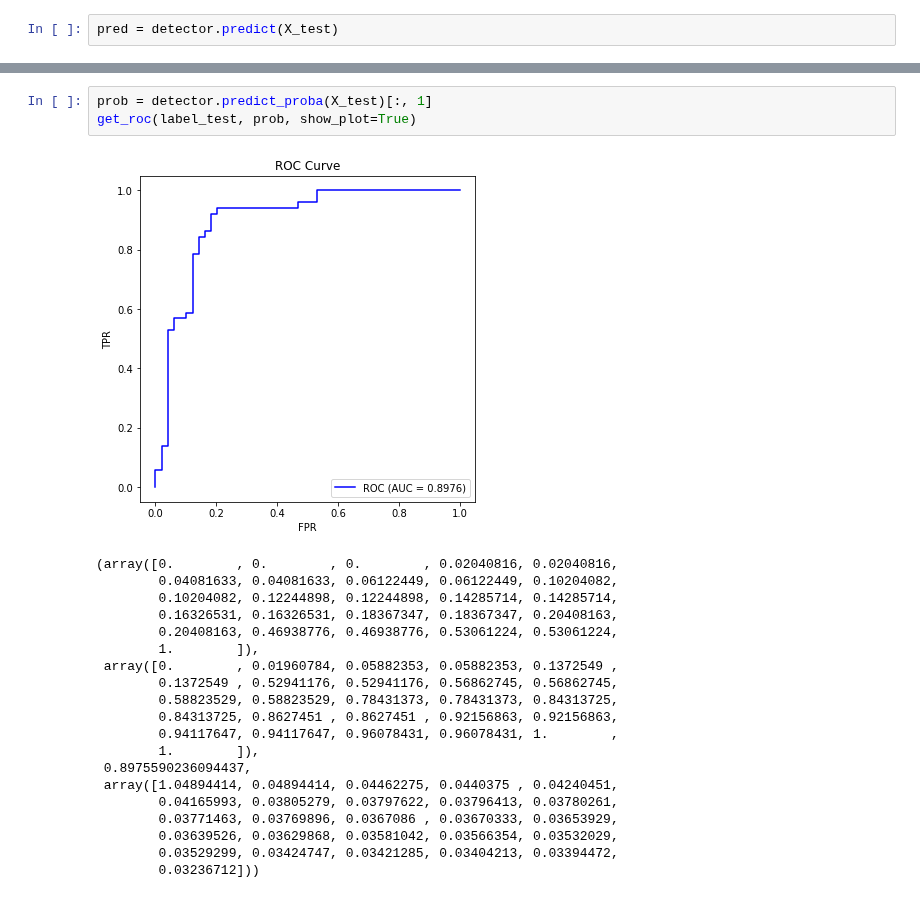
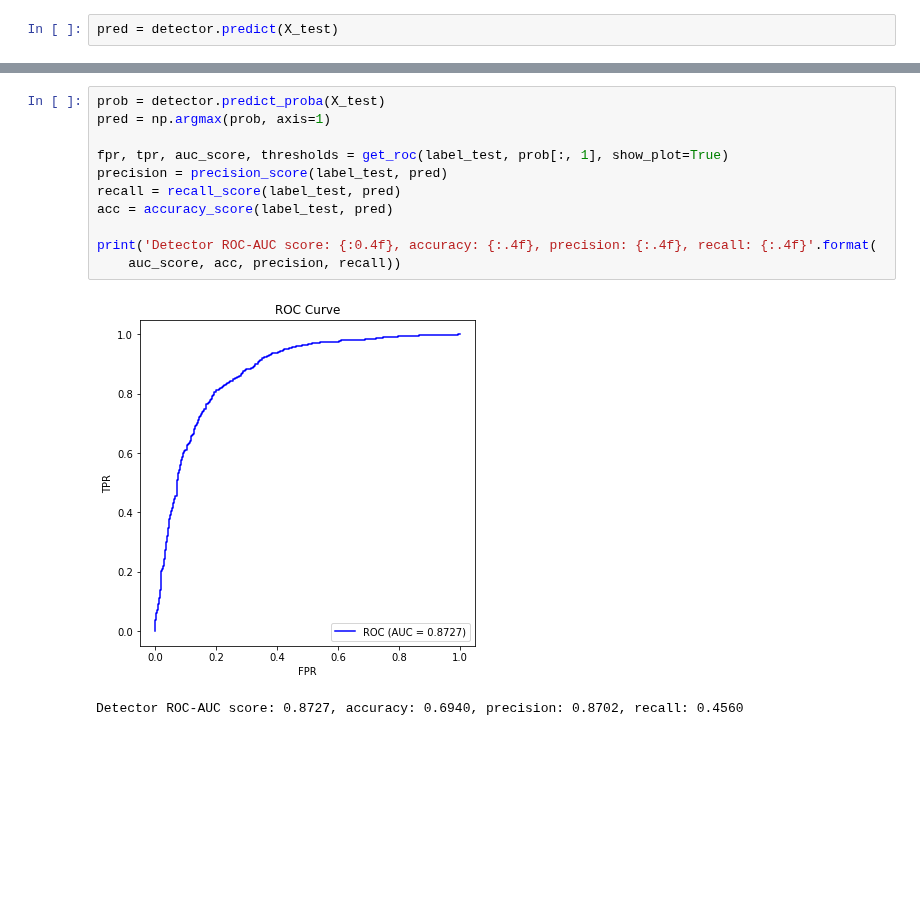
Before and after one commit to changx03/baard_exp2, a Jupyter notebook: lid_pipeline_demo.ipynb, the cells around one changed output, grey strips where cells are left out. Saved outputs shown, nothing was run; the diff lists cells and outputs as text; blank space fills up the shorter version.

```diff
--- a/lid_pipeline_demo.ipynb
+++ b/lid_pipeline_demo.ipynb
@@ -377,24 +386,14 @@ detector.score(X_test[:100], label_test[:100])
-# %%
-prob = detector.predict_proba(X_test)[:, 1]
-get_roc(label_test, prob, show_plot=True)
-# %% [output]
-[figure, removed]
-(array([0.        , 0.        , 0.        , 0.02040816, 0.02040816,
-        0.04081633, 0.04081633, 0.06122449, 0.06122449, 0.10204082,
-        0.10204082, 0.12244898, 0.12244898, 0.14285714, 0.14285714,
-        0.16326531, 0.16326531, 0.18367347, 0.18367347, 0.20408163,
-        0.20408163, 0.46938776, 0.46938776, 0.53061224, 0.53061224,
-        1.        ]),
- array([0.        , 0.01960784, 0.05882353, 0.05882353, 0.1372549 ,
-        0.1372549 , 0.52941176, 0.52941176, 0.56862745, 0.56862745,
-        0.58823529, 0.58823529, 0.78431373, 0.78431373, 0.84313725,
-        0.84313725, 0.8627451 , 0.8627451 , 0.92156863, 0.92156863,
-        0.94117647, 0.94117647, 0.96078431, 0.96078431, 1.        ,
-        1.        ]),
- 0.8975590236094437,
- array([1.04894414, 0.04894414, 0.04462275, 0.0440375 , 0.04240451,
-        0.04165993, 0.03805279, 0.03797622, 0.03796413, 0.03780261,
-        0.03771463, 0.03769896, 0.0367086 , 0.03670333, 0.03653929,
-        0.03639526, 0.03629868, 0.03581042, 0.03566354, 0.03532029,
-        0.03529299, 0.03424747, 0.03421285, 0.03404213, 0.03394472,
-        0.03236712]))
+# %%
+prob = detector.predict_proba(X_test)
+pred = np.argmax(prob, axis=1)
+
+fpr, tpr, auc_score, thresholds = get_roc(label_test, prob[:, 1], show_plot=True)
+precision = precision_score(label_test, pred)
+recall = recall_score(label_test, pred)
+acc = accuracy_score(label_test, pred)
+
+print('Detector ROC-AUC score: {:0.4f}, accuracy: {:.4f}, precision: {:.4f}, recall: {:.4f}'.format(
+    auc_score, acc, precision, recall))
+# %% [output]
+[figure, added]
+Detector ROC-AUC score: 0.8727, accuracy: 0.6940, precision: 0.8702, recall: 0.4560
```
Also changed, not shown: parts of 18 cells of this notebook, 2 other files.
